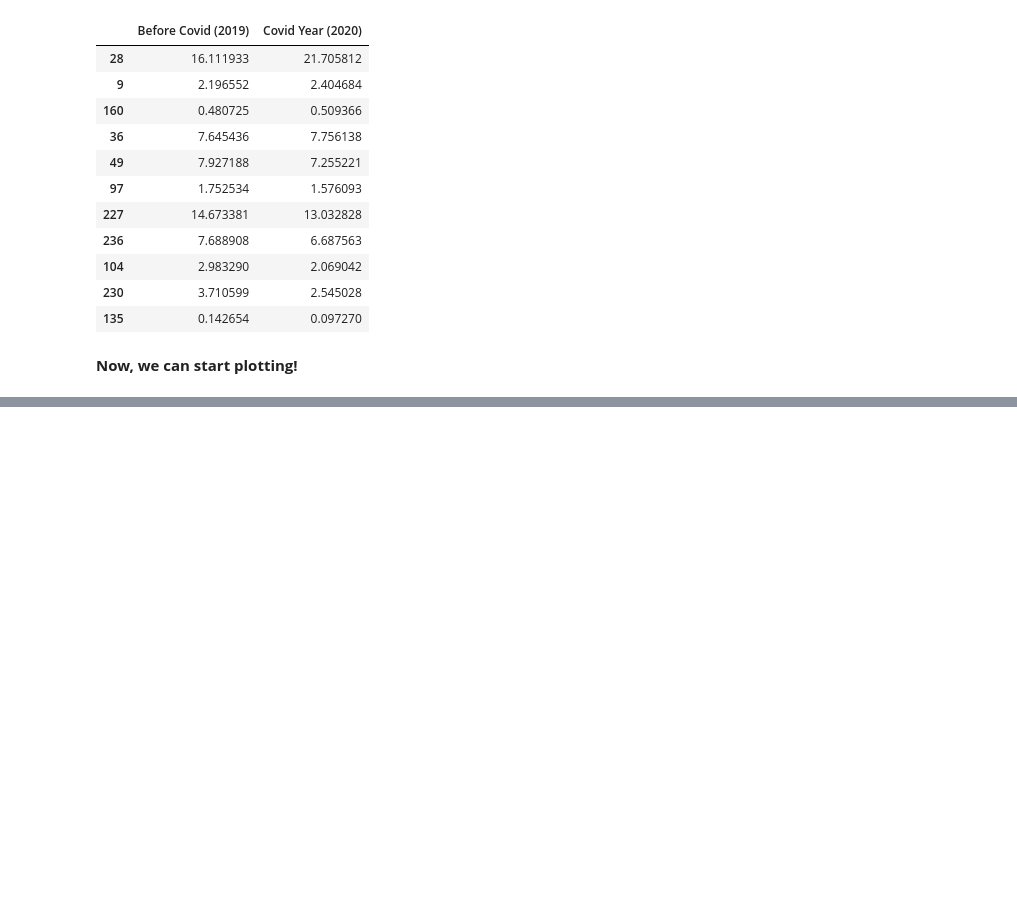
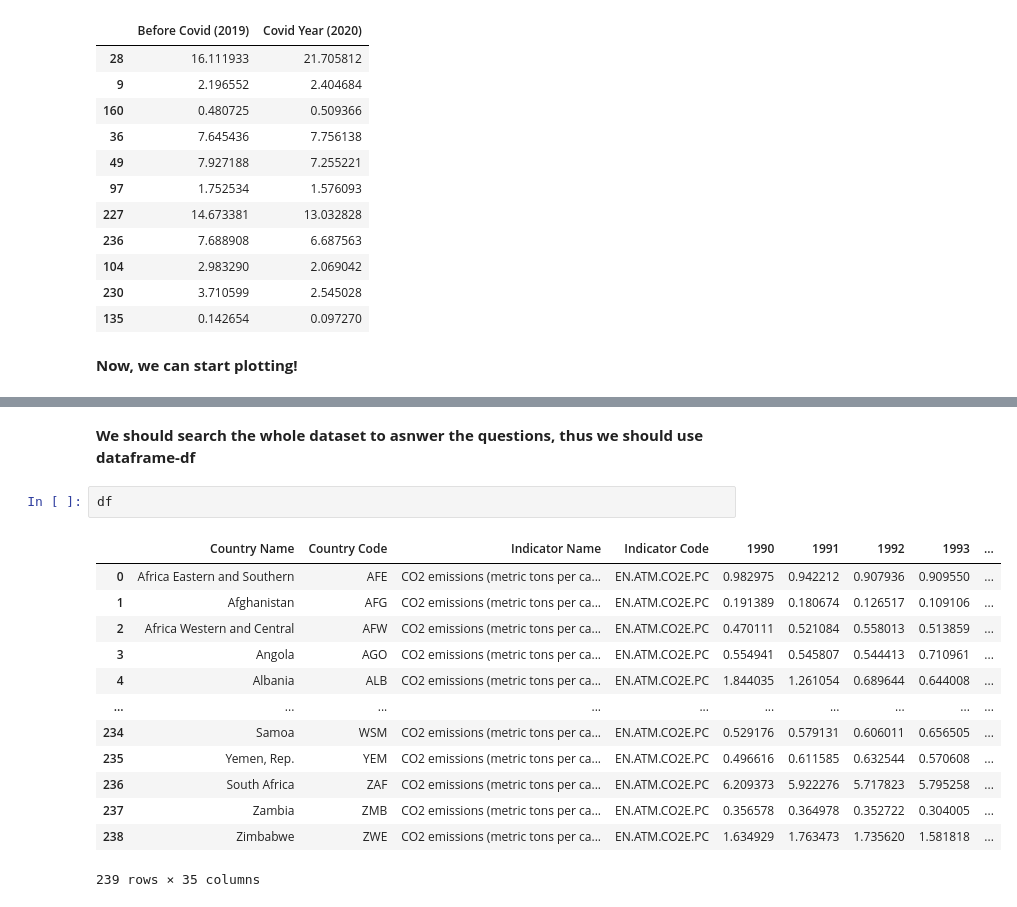
Before and after one commit to BramantyoSB/Project-2-on-Data-Analysis-with-Python, a Jupyter notebook: World CO2 Data.ipynb, the cells around one changed output, grey strips where cells are left out. Saved outputs shown, nothing was run; the diff lists cells and outputs as text; blank space fills up the shorter version.

```diff
--- a/World CO2 Data.ipynb
+++ b/World CO2 Data.ipynb
@@ -542,0 +635,18 @@ plt.show()
+# %% [markdown]
+__We should search the whole dataset to asnwer the questions, thus we should use dataframe-df__
+# %%
+df
+# %% [output]
+|  | Country Name | Country Code | Indicator Name | Indicator Code | 1990 | 1991 | 1992 | 1993 | ... |
+| 0 | Africa Eastern and Southern | AFE | CO2 emissions (metric tons per ca... | EN.ATM.CO2E.PC | 0.982975 | 0.942212 | 0.907936 | 0.909550 | ... |
+| 1 | Afghanistan | AFG | CO2 emissions (metric tons per ca... | EN.ATM.CO2E.PC | 0.191389 | 0.180674 | 0.126517 | 0.109106 | ... |
+| 2 | Africa Western and Central | AFW | CO2 emissions (metric tons per ca... | EN.ATM.CO2E.PC | 0.470111 | 0.521084 | 0.558013 | 0.513859 | ... |
+| 3 | Angola | AGO | CO2 emissions (metric tons per ca... | EN.ATM.CO2E.PC | 0.554941 | 0.545807 | 0.544413 | 0.710961 | ... |
+| 4 | Albania | ALB | CO2 emissions (metric tons per ca... | EN.ATM.CO2E.PC | 1.844035 | 1.261054 | 0.689644 | 0.644008 | ... |
+| ... | ... | ... | ... | ... | ... | ... | ... | ... | ... |
+| 234 | Samoa | WSM | CO2 emissions (metric tons per ca... | EN.ATM.CO2E.PC | 0.529176 | 0.579131 | 0.606011 | 0.656505 | ... |
+| 235 | Yemen, Rep. | YEM | CO2 emissions (metric tons per ca... | EN.ATM.CO2E.PC | 0.496616 | 0.611585 | 0.632544 | 0.570608 | ... |
+| 236 | South Africa | ZAF | CO2 emissions (metric tons per ca... | EN.ATM.CO2E.PC | 6.209373 | 5.922276 | 5.717823 | 5.795258 | ... |
+| 237 | Zambia | ZMB | CO2 emissions (metric tons per ca... | EN.ATM.CO2E.PC | 0.356578 | 0.364978 | 0.352722 | 0.304005 | ... |
+| 238 | Zimbabwe | ZWE | CO2 emissions (metric tons per ca... | EN.ATM.CO2E.PC | 1.634929 | 1.763473 | 1.735620 | 1.581818 | ... |
+239 rows × 35 columns
```
Also changed, not shown: parts of 29 cells of this notebook, 1 other file.
